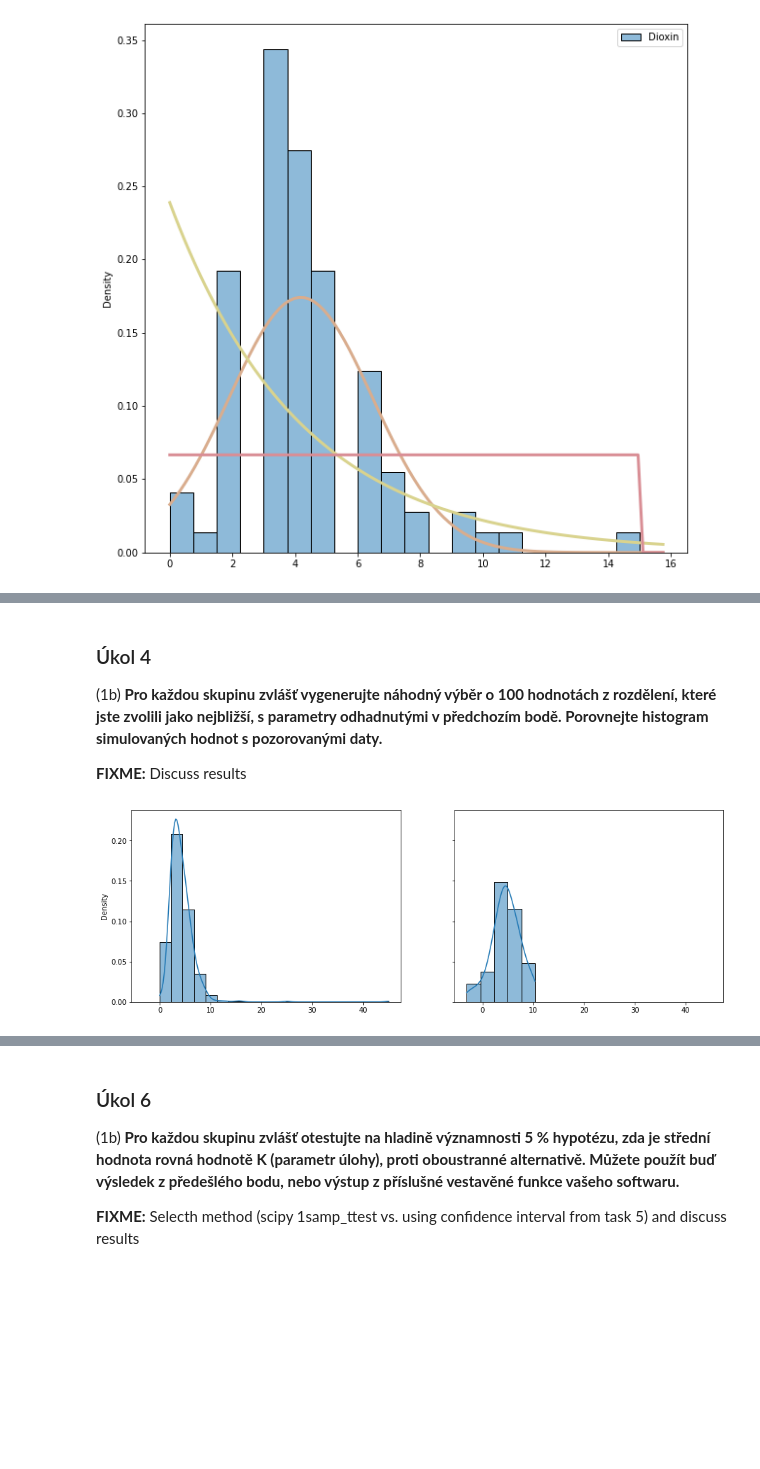
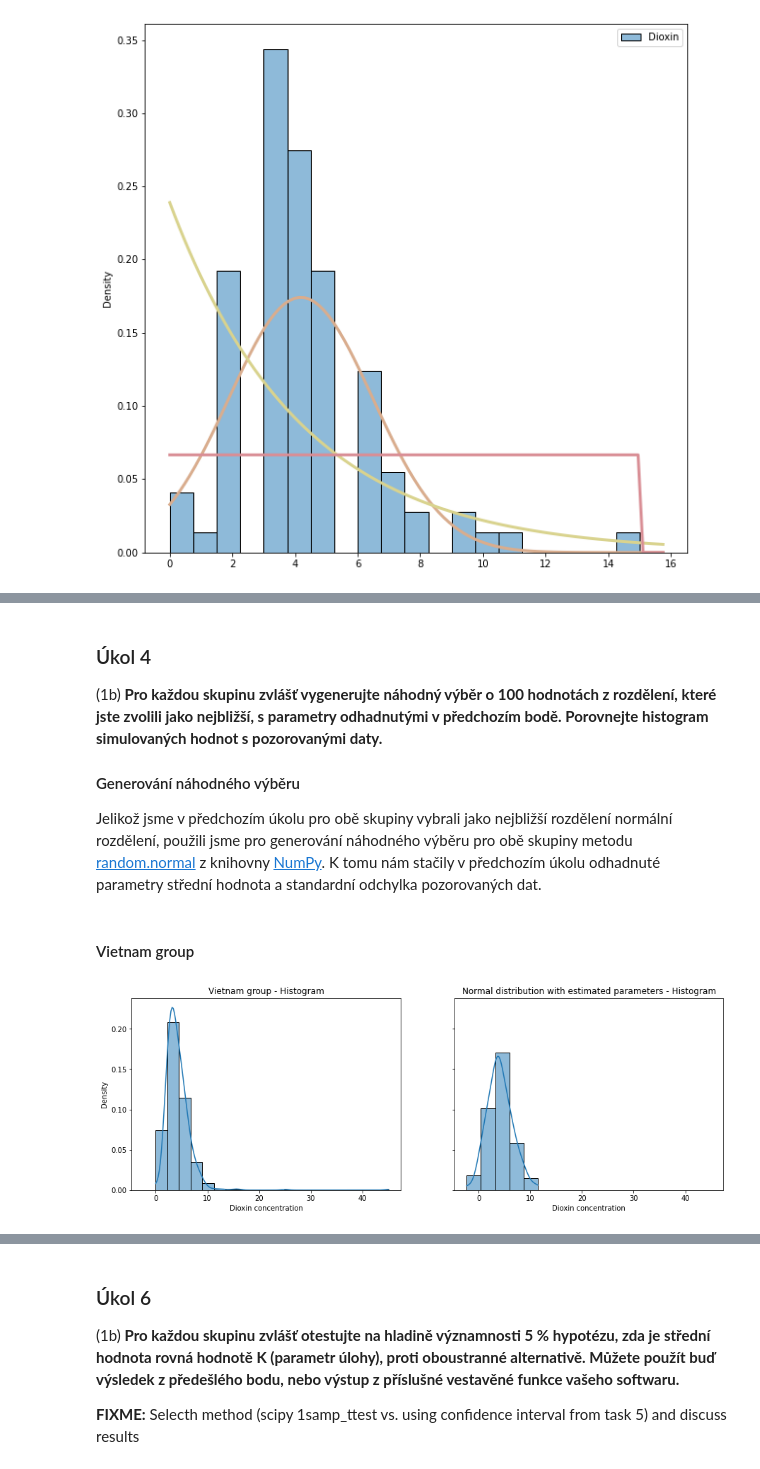
Before and after one commit to czernalex/BI_PST_ASSIGNMENT, a Jupyter notebook: src/assignment.ipynb, the cells around one changed output, grey strips where cells are left out. Cells and saved outputs as stored; diff of their text form; code cells hidden in the pictures; blank space fills up the shorter version.

```diff
--- a/src/assignment.ipynb
+++ b/src/assignment.ipynb
@@ -301,36 +326,47 @@ plt.show()
 ### Úkol 4
 (1b) **Pro každou skupinu zvlášť vygenerujte náhodný výběr o 100 hodnotách z rozdělení, které jste zvolili jako nejbližší, s parametry odhadnutými v předchozím bodě. Porovnejte histogram simulovaných hodnot s pozorovanými daty.**
 
-**FIXME:** Discuss results
+#### Generování náhodného výběru
+Jelikož jsme v předchozím úkolu pro obě skupiny vybrali jako nejbližší rozdělení normální rozdělení, použili jsme pro generování náhodného výběru pro obě skupiny metodu [random.normal](https://numpy.org/doc/1.21/reference/random/generated/numpy.random.normal.html) z knihovny [NumPy](https://numpy.org/doc/1.21/index.html#). K tomu nám stačily v předchozím úkolu odhadnuté parametry střední hodnota a standardní odchylka pozorovaných dat.
+# %% [markdown]
+#### Vietnam group
 # %%
 ### vietnam group - data comparison
 
 data_vietnam_simulated = np.random.normal(
     loc=viet_norm_distr_expected_value,
     scale=viet_norm_distr_std_deviance,
     size=100
 )
 
 fig, (ax1, ax2) = plt.subplots(
     ncols=2,
     sharex=True,
     sharey=True,
     figsize=(15, 5)
 )
 ax1 = sb.histplot(
     data_vietnam,
     bins=20,
     stat="density",
     kde=True,
     ax=ax1,
     legend=False
 )
 ax2 = sb.histplot(
     data_vietnam_simulated,
     bins=5,
     stat="density",
     kde=True,
     ax=ax2
 )
+ax1 = ax1.set(
+    title="Vietnam group - Histogram",
+    xlabel="Dioxin concentration"
+)
+ax2 = ax2.set(
+    title="Normal distribution with estimated parameters - Histogram",
+    xlabel="Dioxin concentration"
+)
 # %% [output]
-[figure, old version]
+[figure, new version]
```
Also changed, not shown: parts of 18 cells of this notebook.
